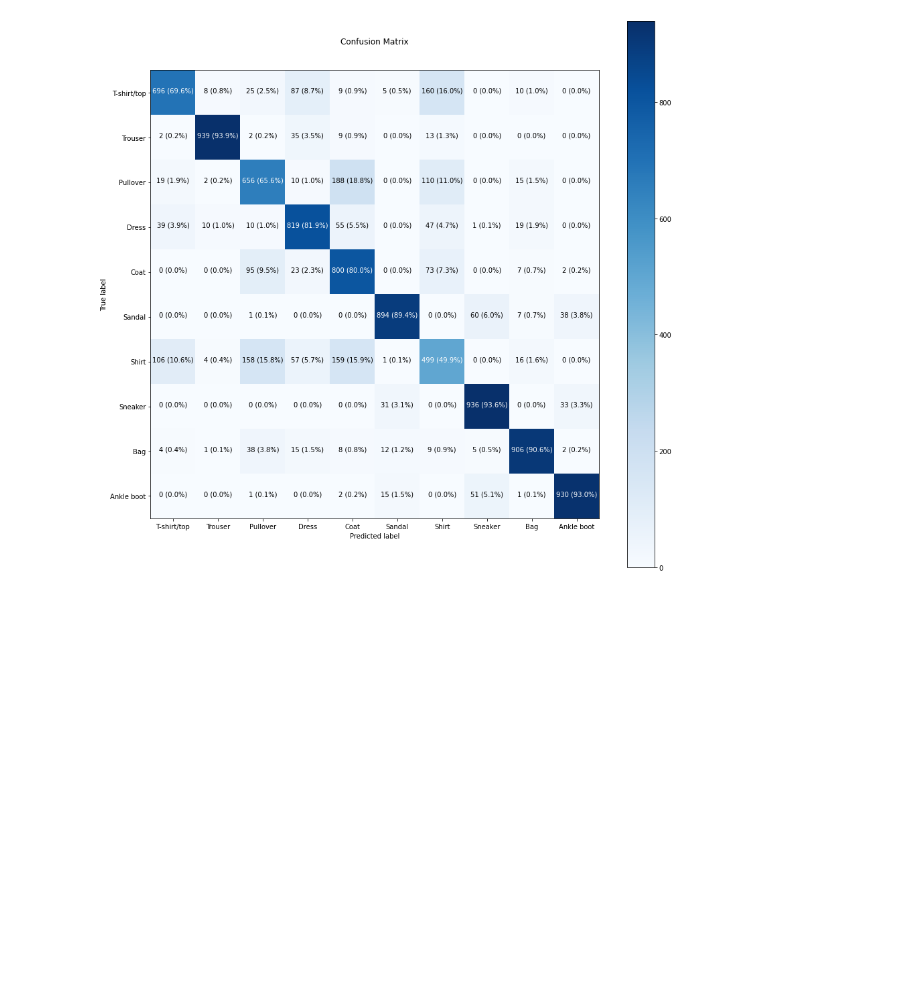
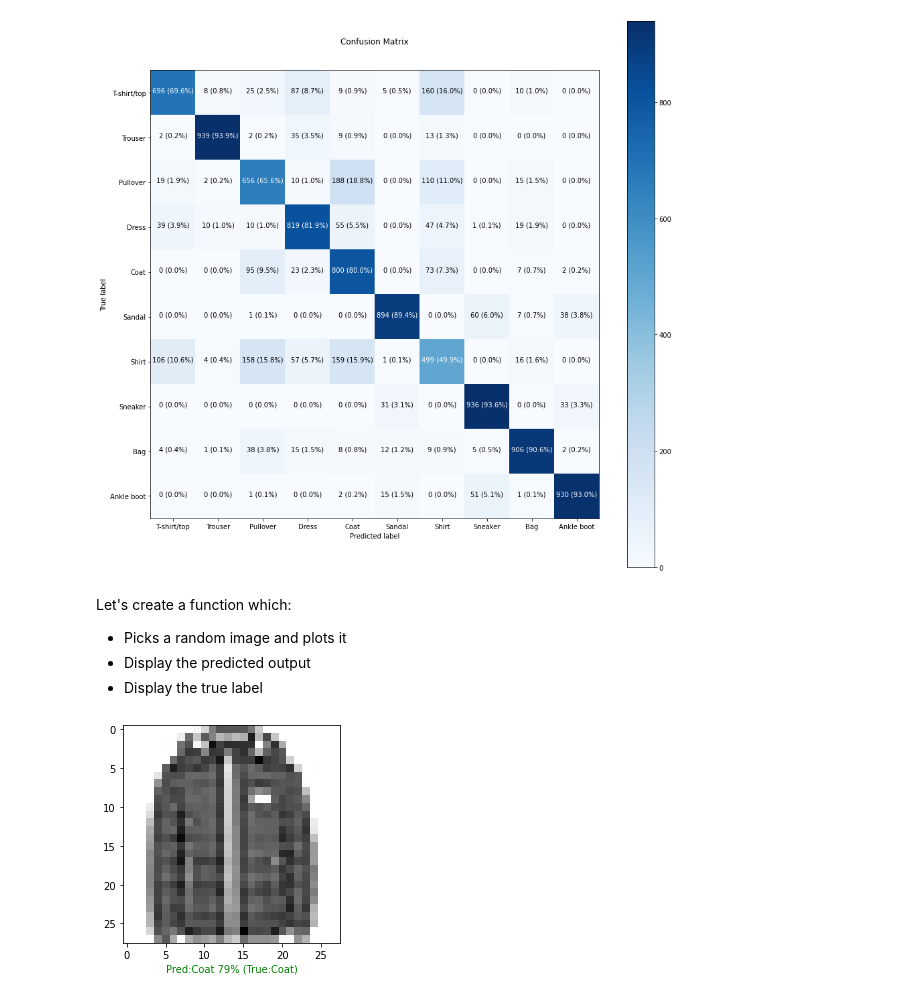
Before and after one commit to VinoJose/Tensorflow, a Jupyter notebook: 02_neural_network_classification_in_tensorflow.ipynb, the cells around one changed output. Drawn from its saved outputs; the diff is of its cells as text; code cells hidden in the pictures; blank space fills up the shorter version.

```diff
--- a/02_neural_network_classification_in_tensorflow.ipynb
+++ b/02_neural_network_classification_in_tensorflow.ipynb
@@ -909,3 +909,36 @@ It is hard to understand, Let's make it prettier
 make_confusion_matrix(test_labels, y_preds, classes= class_names, figsize=(15,15), text_size=10)
 # %% [output]
 [figure]
+# %% [markdown]
+Let's create a function which:
+* Picks a random image and plots it
+* Display the predicted output
+* Display the true label
+# %%
+import random
+
+def plot_random_image(model, images, true_labels, classes):
+  # Select a random integer
+  i = random.randint(0, len(images))
+
+  # Create predictions and targets
+  target_image = images[i]
+  pred_probs = model.predict(target_image.reshape(1,28,28))
+  pred_label = classes[pred_probs.argmax()]
+  true_label = classes[true_labels[i]]
+
+  # plot the image
+  plt.imshow(target_image, cmap=plt.cm.binary)
+
+  # Change the color of the label depending on of the prediction is right or wrong
+  if pred_label == true_label:
+    color = "green"
+  else:
+    color = "red"
+
+  # Add xlabel (prediction and true label)
+  plt.xlabel("Pred:{} {:2.0f}% (True:{})".format(pred_label, 100*tf.reduce_max(pred_probs), true_label), color=color)
+# %%
+plot_random_image(model_14, test_data, test_labels, class_names)
+# %% [output]
+[figure, added]
```
